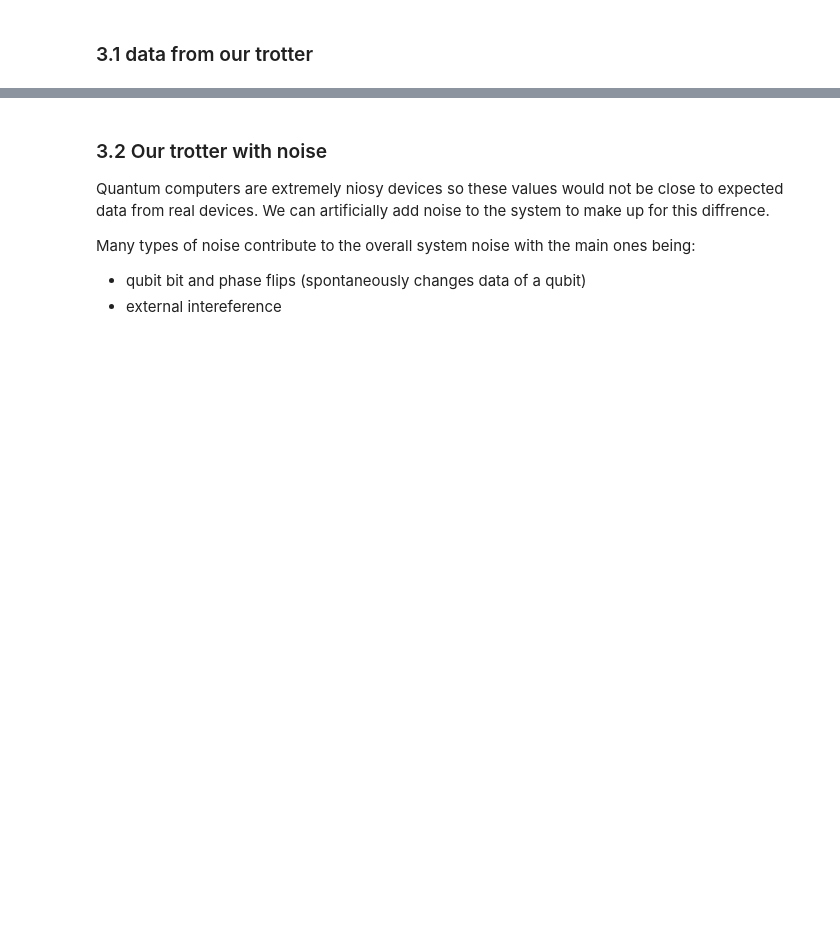
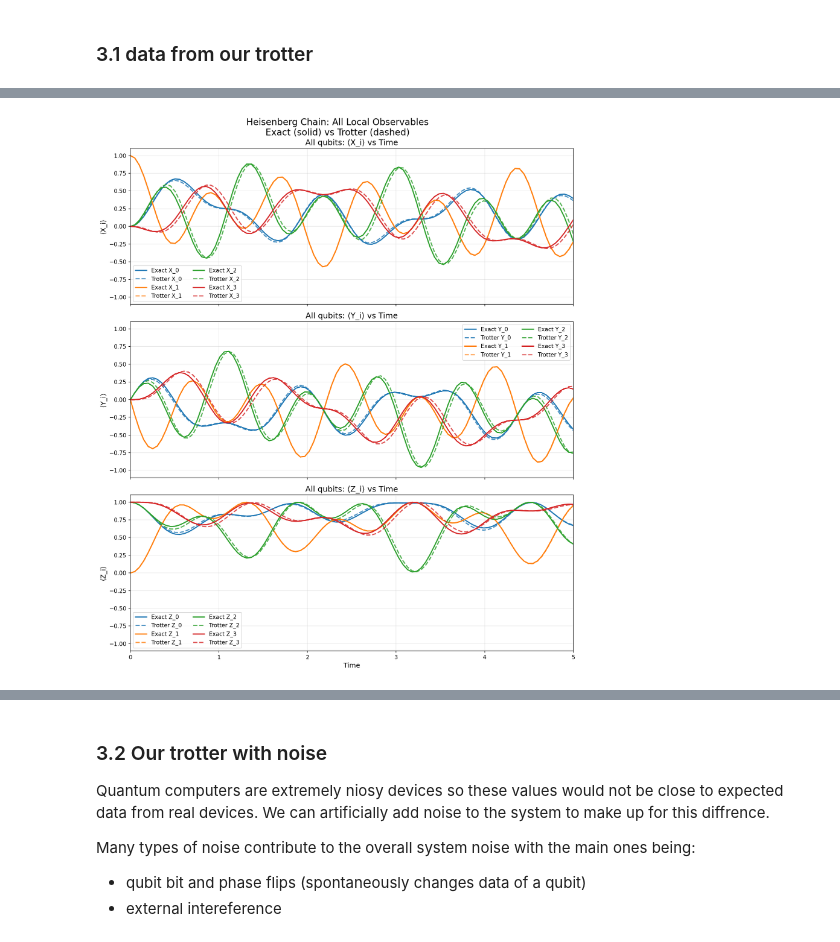
Before and after one commit to laramt04/Time-Evolution-QC-Project, a Jupyter notebook: Report.ipynb, the cells around one changed output, grey strips where cells are left out. Drawn from its saved outputs; the diff is of its cells as text; code cells hidden in the pictures; blank space fills up the shorter version.

```diff
--- a/Report.ipynb
+++ b/Report.ipynb
@@ -301,0 +301,5 @@ Image("img/picture.png")
+# %%
+from IPython.display import Image, display
+display(Image(filename='trotter_all_xyz_separate.png'))
+# %% [output]
+[figure, added]
```
Also changed, not shown: parts of 17 cells of this notebook.
